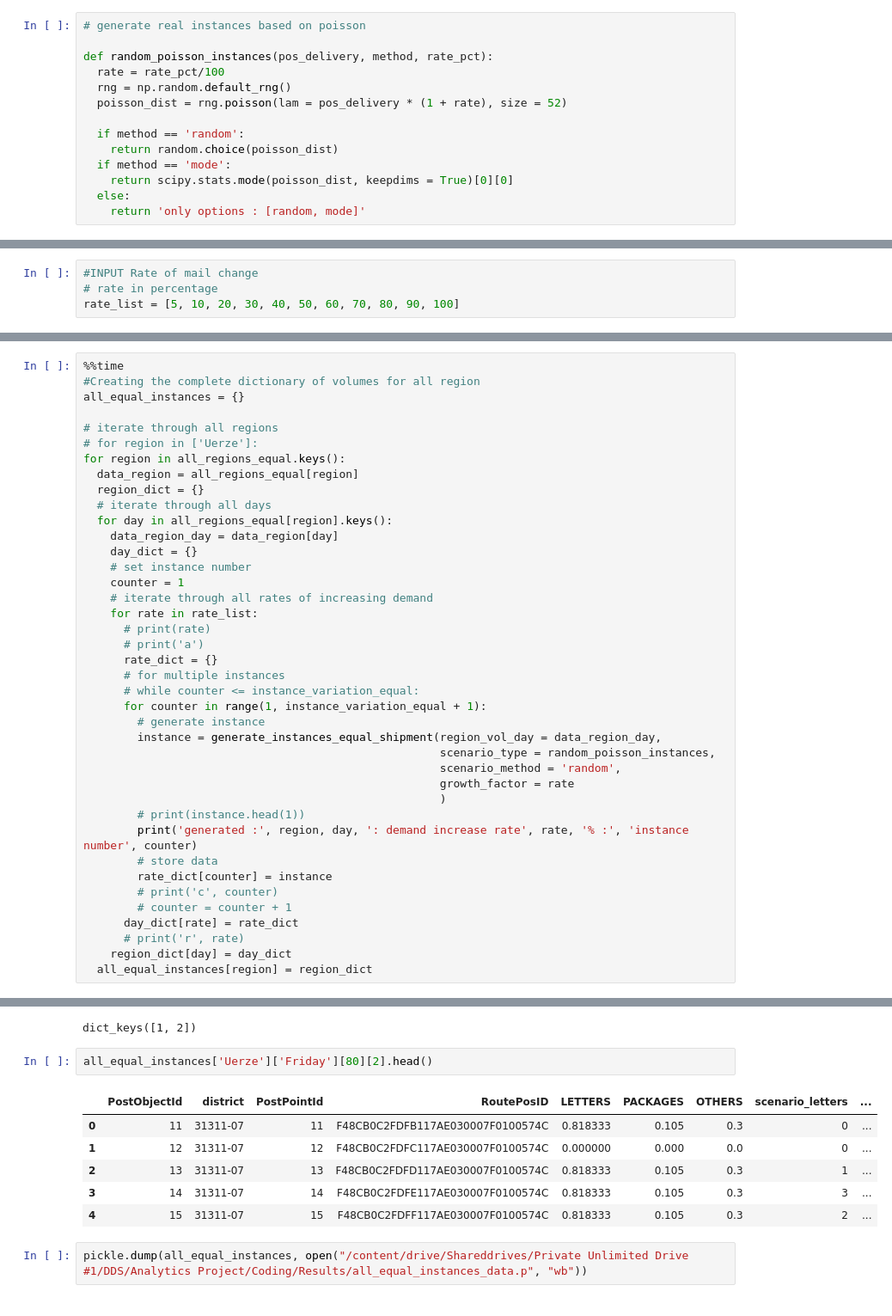
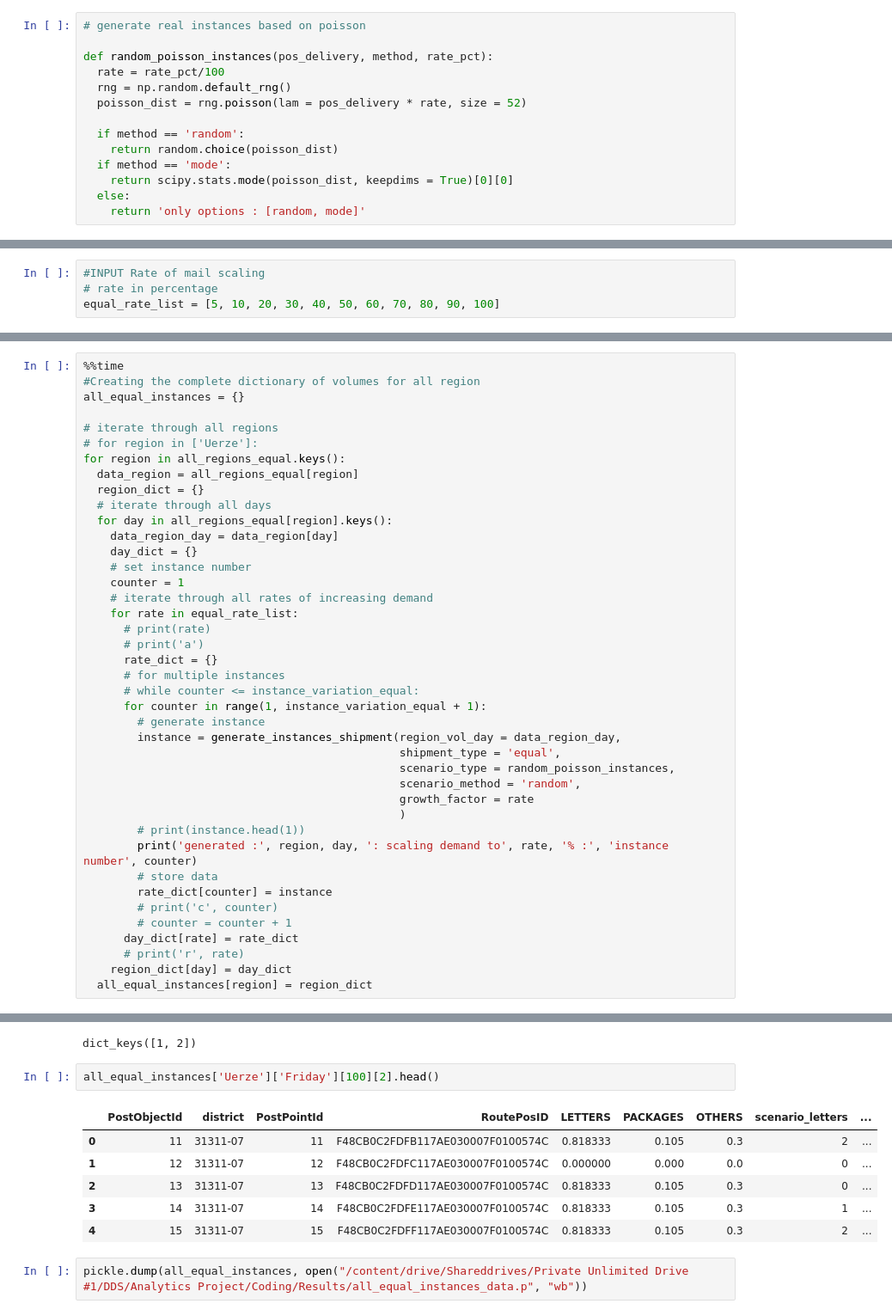
Before and after one commit to Pratiksha100/AnalyticsProject, a Jupyter notebook: ipnyb/DP_analytics_endtoend_process.ipynb, the cells around one changed output, grey strips where cells are left out. Shown: that part at 86% size. Saved outputs shown, nothing was run; the diff lists cells and outputs as text.

```diff
--- a/ipnyb/DP_analytics_endtoend_process.ipynb
+++ b/ipnyb/DP_analytics_endtoend_process.ipynb
@@ -173,7 +168,7 @@ def generate_instances_equal_shipment(region_vol_day, scenario_type, scenario_me
 def random_poisson_instances(pos_delivery, method, rate_pct):
   rate = rate_pct/100
   rng = np.random.default_rng()
-  poisson_dist = rng.poisson(lam = pos_delivery * (1 + rate), size = 52)
+  poisson_dist = rng.poisson(lam = pos_delivery * rate, size = 52)
 
   if method == 'random':
     return random.choice(poisson_dist)
@@ -658,9 +754,9 @@ all_regions_equal = all_regions.copy()
 
 instance_variation_equal = 2
 # %%
-#INPUT Rate of mail change
+#INPUT Rate of mail scaling
 # rate in percentage
-rate_list = [5, 10, 20, 30, 40, 50, 60, 70, 80, 90, 100]
+equal_rate_list = [5, 10, 20, 30, 40, 50, 60, 70, 80, 90, 100]
 # %% [markdown]
 ##Generate Region-Day Instances
 # %%
@@ -680,7 +776,7 @@ for region in all_regions_equal.keys():
     # set instance number
     counter = 1
     # iterate through all rates of increasing demand
-    for rate in rate_list:
+    for rate in equal_rate_list:
       # print(rate)
       # print('a')
       rate_dict = {}
@@ -688,13 +784,14 @@ for region in all_regions_equal.keys():
       # while counter <= instance_variation_equal:
       for counter in range(1, instance_variation_equal + 1):
         # generate instance
-        instance = generate_instances_equal_shipment(region_vol_day = data_region_day,
-                                                     scenario_type = random_poisson_instances,
-                                                     scenario_method = 'random',
-                                                     growth_factor = rate
-                                                     )
+        instance = generate_instances_shipment(region_vol_day = data_region_day,
+                                               shipment_type = 'equal',
+                                               scenario_type = random_poisson_instances,
+                                               scenario_method = 'random',
+                                               growth_factor = rate
+                                               )
         # print(instance.head(1))
-        print('generated :', region, day, ': demand increase rate', rate, '% :', 'instance number', counter)
+        print('generated :', region, day, ': scaling demand to', rate, '% :', 'instance number', counter)
         # store data
         rate_dict[counter] = instance
         # print('c', counter)
@@ -738,13 +835,13 @@ all_equal_instances['Uerze']['Friday'][30].keys()
 # %% [output]
 dict_keys([1, 2])
 # %%
-all_equal_instances['Uerze']['Friday'][80][2].head()
+all_equal_instances['Uerze']['Friday'][100][2].head()
 # %% [output]
 |  | PostObjectId | district | PostPointId | RoutePosID | LETTERS | PACKAGES | OTHERS | scenario_letters | ... |
-| 0 | 11 | 31311-07 | 11 | F48CB0C2FDFB117AE030007F0100574C | 0.818333 | 0.105 | 0.3 | 0 | ... |
+| 0 | 11 | 31311-07 | 11 | F48CB0C2FDFB117AE030007F0100574C | 0.818333 | 0.105 | 0.3 | 2 | ... |
 | 1 | 12 | 31311-07 | 12 | F48CB0C2FDFC117AE030007F0100574C | 0.000000 | 0.000 | 0.0 | 0 | ... |
-| 2 | 13 | 31311-07 | 13 | F48CB0C2FDFD117AE030007F0100574C | 0.818333 | 0.105 | 0.3 | 1 | ... |
-| 3 | 14 | 31311-07 | 14 | F48CB0C2FDFE117AE030007F0100574C | 0.818333 | 0.105 | 0.3 | 3 | ... |
+| 2 | 13 | 31311-07 | 13 | F48CB0C2FDFD117AE030007F0100574C | 0.818333 | 0.105 | 0.3 | 0 | ... |
+| 3 | 14 | 31311-07 | 14 | F48CB0C2FDFE117AE030007F0100574C | 0.818333 | 0.105 | 0.3 | 1 | ... |
 | 4 | 15 | 31311-07 | 15 | F48CB0C2FDFF117AE030007F0100574C | 0.818333 | 0.105 | 0.3 | 2 | ... |
 # %%
 pickle.dump(all_equal_instances, open("/content/drive/Shareddrives/Private Unlimited Drive #1/DDS/Analytics Project/Coding/Results/all_equal_instances_data.p", "wb"))
```
Also changed, not shown: parts of 46 cells of this notebook.
